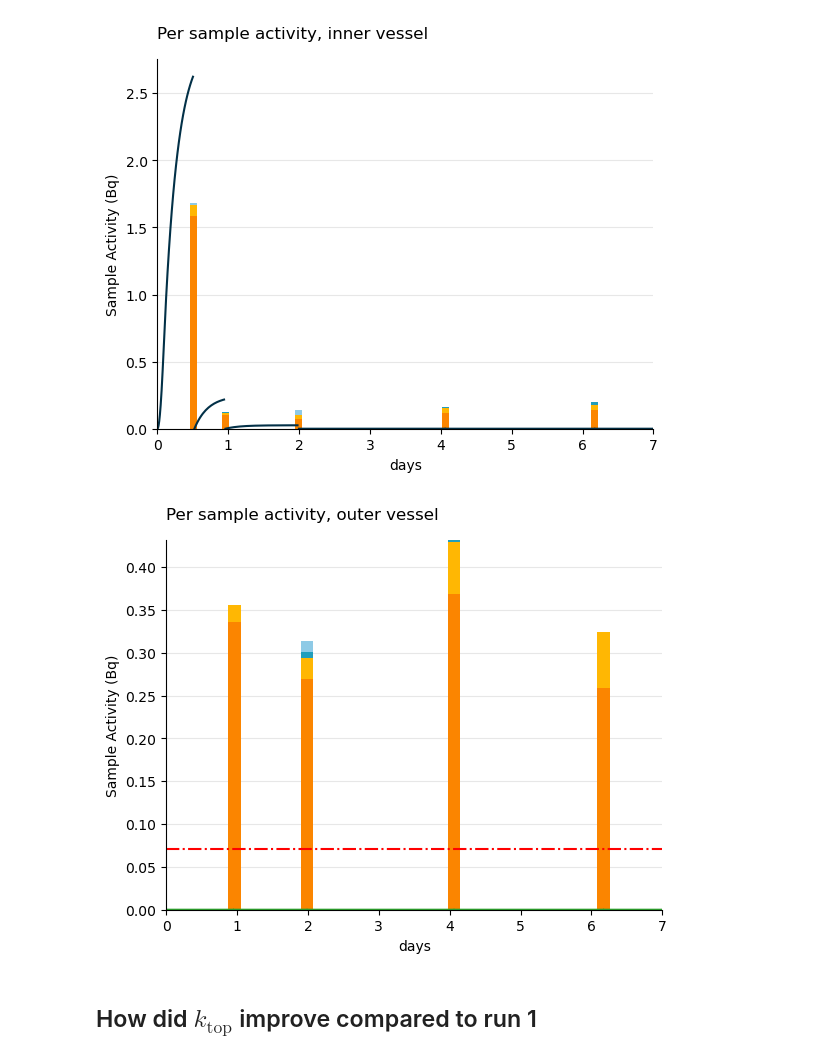
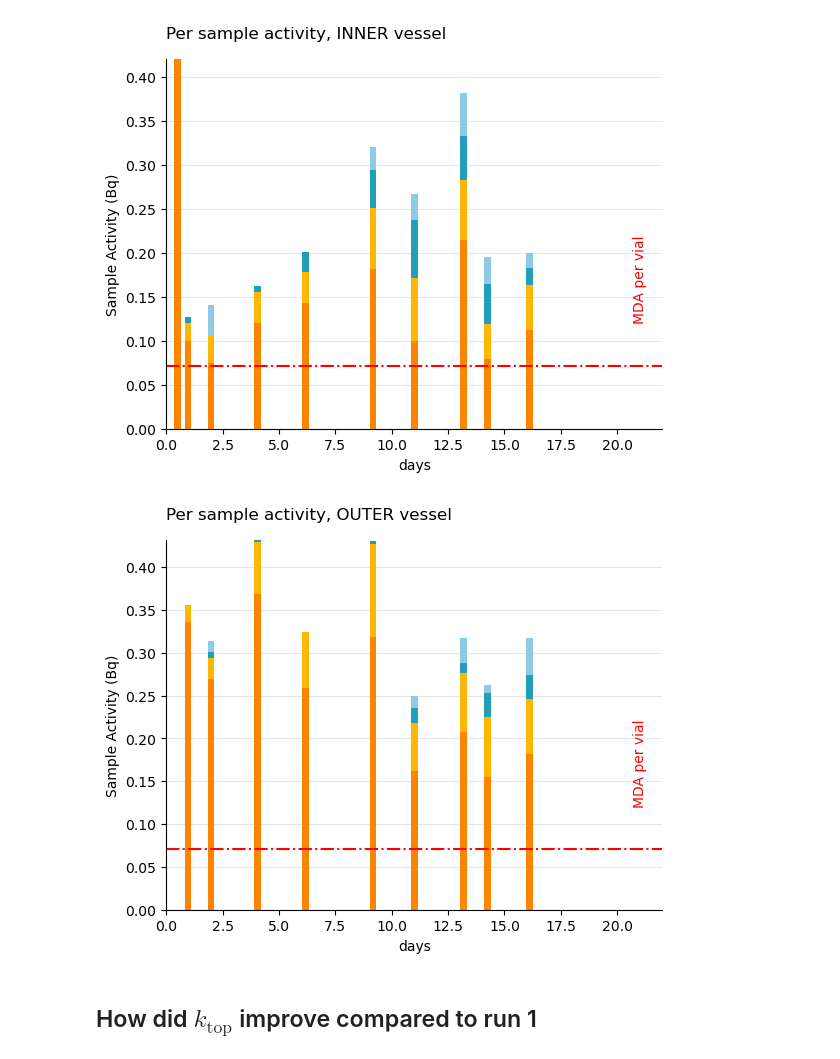
Before and after one commit to veliki-filozof/BABY-1L-run-11, a Jupyter notebook: analysis/tritium/tritium_model.ipynb, the cells around one changed output. Drawn from its saved outputs; the diff is of its cells as text; code cells hidden in the pictures.

```diff
--- a/analysis/tritium/tritium_model.ipynb
+++ b/analysis/tritium/tritium_model.ipynb
@@ -75,5 +74,5 @@ Measured TBR: 1.73e-04 particle / neutron
 # %%
-baby_model.run(20 * ureg.day)
+baby_model.run(30 * ureg.day)
 # %%
 print(f"Transport:")
 print(f"  mass transport coeff top: {baby_model.k_top:.2e~P}")
@@ -193,33 +192,48 @@ plt.ylabel("Sample Activity (Bq)")
 plt.legend()
 
 plt.figure()
-plot_bars(IV_stream, index=[time.to(ureg.day) for time in replacement_times_top], bar_width = 0.1)
-plot_sample_activity_top(baby_model, replacement_times=replacement_times_top, color="#023047", label="Model")
-
-plt.grid(True, axis="y", alpha=0.3)
-plt.ylim(bottom=0 * ureg.Bq)
-plt.xlim(0, 7)
-plt.ylabel("Sample Activity (Bq)")
-plt.xlabel("days")
-plt.title("Per sample activity, inner vessel", loc="left", pad=15)
-
-plt.figure()
-plot_bars(OV_stream, index=[time.to(ureg.day) for time in replacement_times_walls], bar_width = 0.18)
-plot_sample_activity_wall(baby_model, replacement_times=replacement_times_walls, color="tab:green", label="Model")
-
-plt.grid(True, axis="y", alpha=0.3)
-# plt.ylim(bottom=0 * ureg.Bq)
-plt.xlim(0, 7)
-plt.ylabel("Sample Activity (Bq)")
-plt.xlabel("days")
-plt.title("Per sample activity, outer vessel", loc="left", pad=15)
+plot_bars(IV_stream, index=[time.to(ureg.day) for time in replacement_times_top], bar_width = 0.3)
+# plot_sample_activity_top(baby_model, replacement_times=replacement_times_top, color="#023047", label="Model")
 
 MDA = 0.071  # Calculated by hand for demo, TODO create code to calculate automatically
 
 plt.axhline(y=MDA, color = "red", linestyle = "-.")
 plt.annotate(
     f"MDA per vial",
-    (7.8, 0.15),
+    (21, 0.12),
+    xytext=(0, 0),
+    textcoords="offset points",
+    ha="center",
+    va="bottom",
+    color="red",
+    rotation=90,
+)
+
+plt.grid(True, axis="y", alpha=0.3)
+plt.ylim(bottom=0 * ureg.Bq, top = 0.42 * ureg.Bq)
+plt.xlim(0, 22)
+plt.ylabel("Sample Activity (Bq)")
+plt.xlabel("days")
+plt.title("Per sample activity, INNER vessel", loc="left", pad=15)
+
+
+plt.figure()
+plot_bars(OV_stream, index=[time.to(ureg.day) for time in replacement_times_walls], bar_width = 0.3)
+# plot_sample_activity_wall(baby_model, replacement_times=replacement_times_walls, color="tab:green", label="Model")
+
+plt.grid(True, axis="y", alpha=0.3)
+# plt.ylim(bottom=0 * ureg.Bq)
+plt.xlim(0, 22)
+plt.ylabel("Sample Activity (Bq)")
+plt.xlabel("days")
+plt.title("Per sample activity, OUTER vessel", loc="left", pad=15)
+
+MDA = 0.071  # Calculated by hand for demo, TODO create code to calculate automatically
+
+plt.axhline(y=MDA, color = "red", linestyle = "-.")
+plt.annotate(
+    f"MDA per vial",
+    (21, 0.12),
     xytext=(0, 0),
     textcoords="offset points",
     ha="center",
@@ -234,5 +248,5 @@ plt.show()
-[figure, old version]
+[figure, new version]
-[figure, old version]
+[figure, new version]
 # %% [markdown]
 ## How did $k_\mathrm{top}$ improve compared to run 1
 # %%
```
Also changed, not shown: parts of 8 cells of this notebook.
